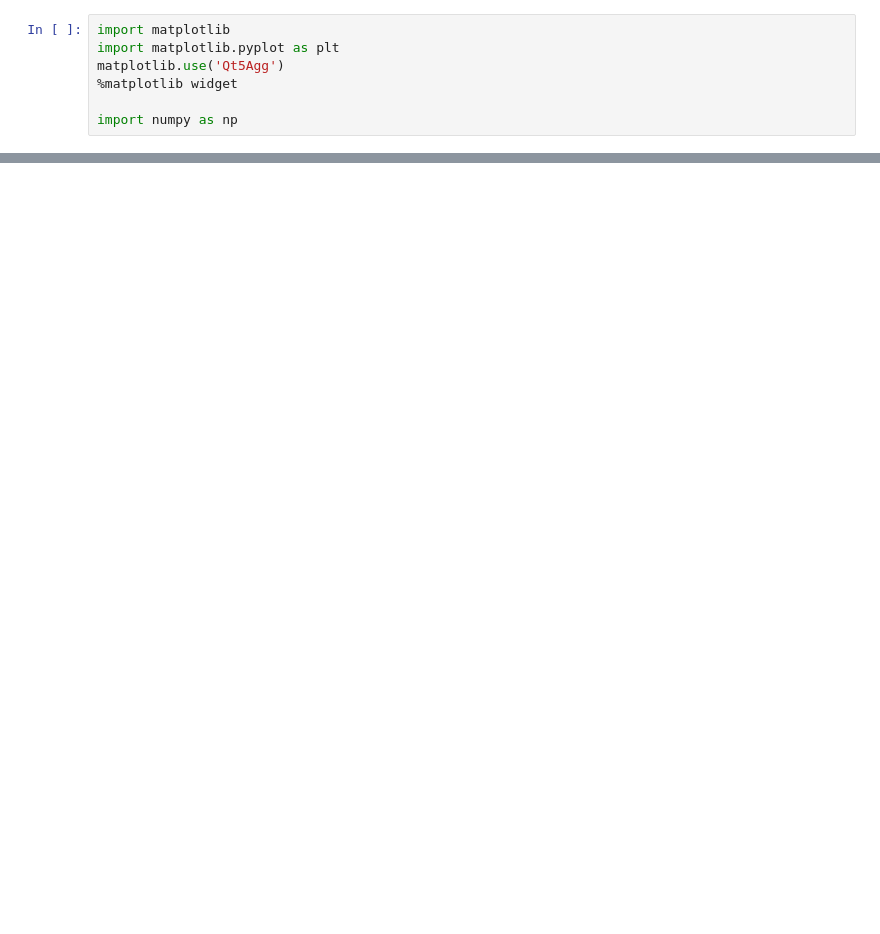
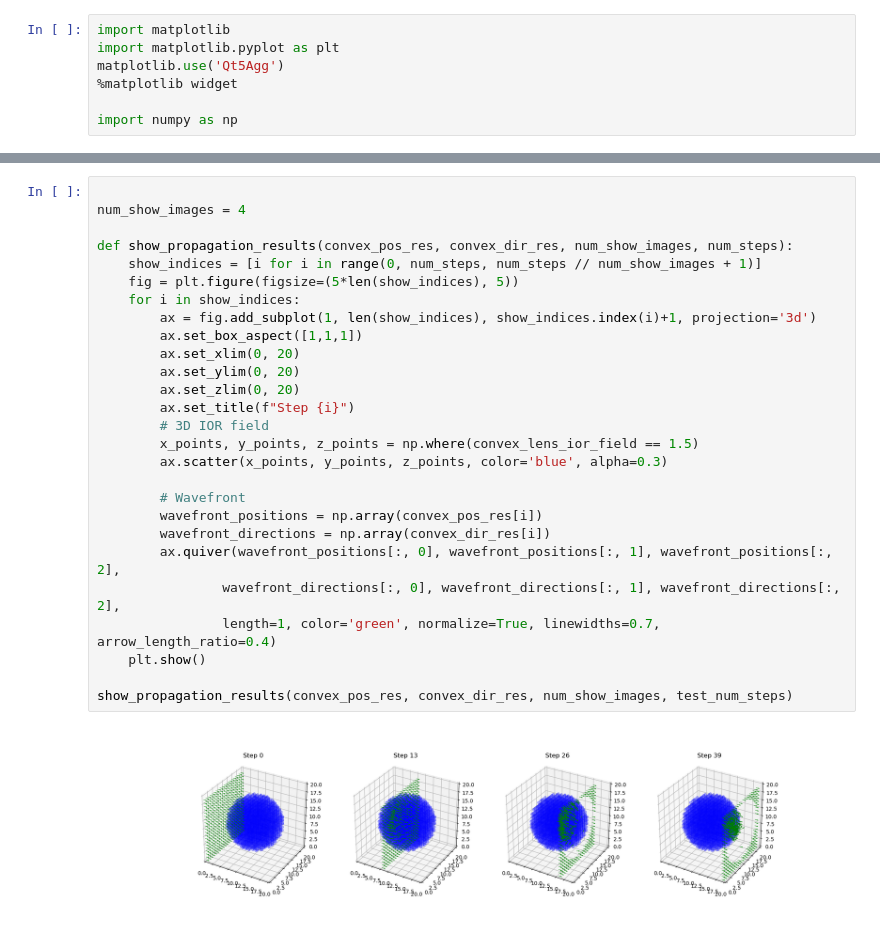
Before and after one commit to swirling-wind/demo-3D-eikonal, a Jupyter notebook: demo_3D.ipynb, the cells around one changed output, grey strips where cells are left out. Drawn from its saved outputs; the diff is of its cells as text; blank space fills up the shorter version.

```diff
--- a/demo_3D.ipynb
+++ b/demo_3D.ipynb
@@ -82,0 +118,29 @@ plt.show()
+# %%
+
+num_show_images = 4
+
+def show_propagation_results(convex_pos_res, convex_dir_res, num_show_images, num_steps):
+    show_indices = [i for i in range(0, num_steps, num_steps // num_show_images + 1)]
+    fig = plt.figure(figsize=(5*len(show_indices), 5))
+    for i in show_indices:
+        ax = fig.add_subplot(1, len(show_indices), show_indices.index(i)+1, projection='3d')
+        ax.set_box_aspect([1,1,1])
+        ax.set_xlim(0, 20)
+        ax.set_ylim(0, 20)
+        ax.set_zlim(0, 20)
+        ax.set_title(f"Step {i}")
+        # 3D IOR field
+        x_points, y_points, z_points = np.where(convex_lens_ior_field == 1.5)
+        ax.scatter(x_points, y_points, z_points, color='blue', alpha=0.3)
+
+        # Wavefront
+        wavefront_positions = np.array(convex_pos_res[i])
+        wavefront_directions = np.array(convex_dir_res[i])
+        ax.quiver(wavefront_positions[:, 0], wavefront_positions[:, 1], wavefront_positions[:, 2],
+                wavefront_directions[:, 0], wavefront_directions[:, 1], wavefront_directions[:, 2],
+                length=1, color='green', normalize=True, linewidths=0.7, arrow_length_ratio=0.4)
+    plt.show()
+
+show_propagation_results(convex_pos_res, convex_dir_res, num_show_images, test_num_steps)
+# %% [output]
+[figure, added]
```
Also changed, not shown: parts of 4 cells of this notebook.
